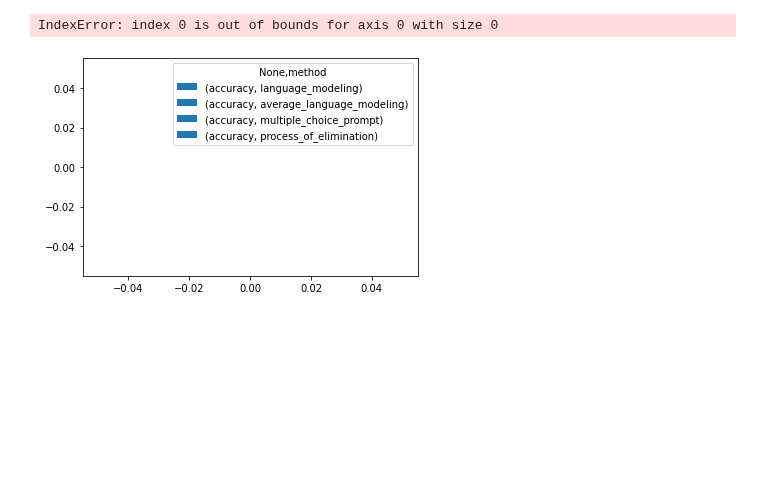
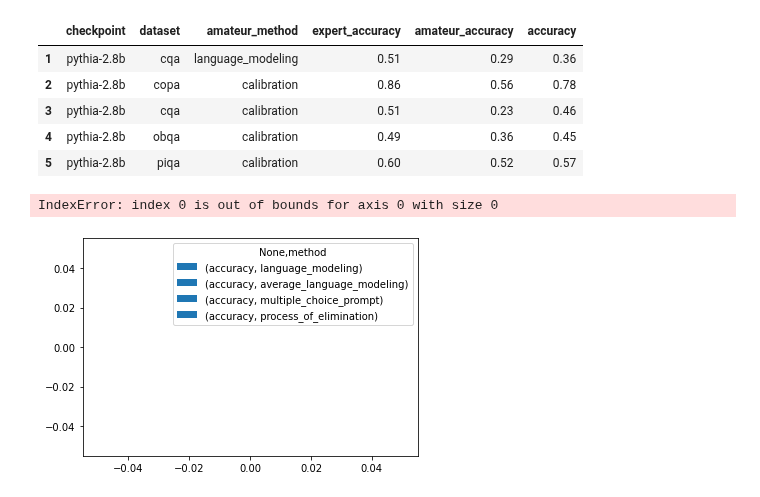
Before and after one commit to KasMasVan/csr_exp_resource_index, a Jupyter notebook: results/visualize.ipynb, the cells around one changed output. Cells and saved outputs as stored; diff of their text form; code cells hidden in the pictures; blank space fills up the shorter version.

```diff
--- a/results/visualize.ipynb
+++ b/results/visualize.ipynb
@@ -113,3 +129,12 @@ plt.savefig("v2.png", dpi=300, bbox_inches='tight')
+# %%
+vis_df.head()
+# %% [output]
+|  | checkpoint | dataset | amateur_method | expert_accuracy | amateur_accuracy | accuracy |
+| 1 | pythia-2.8b | cqa | language_modeling | 0.51 | 0.29 | 0.36 |
+| 2 | pythia-2.8b | copa | calibration | 0.86 | 0.56 | 0.78 |
+| 3 | pythia-2.8b | cqa | calibration | 0.51 | 0.23 | 0.46 |
+| 4 | pythia-2.8b | obqa | calibration | 0.49 | 0.36 | 0.45 |
+| 5 | pythia-2.8b | piqa | calibration | 0.60 | 0.52 | 0.57 |
 # %%
 models = ["facebook/opt-iml-1.3b", "facebook/opt-iml-max-1.3b", "google/flan-t5-large", "google/flan-t5-xl"]
 method_index = [('accuracy', 'language_modeling'), ('accuracy', 'average_language_modeling'), ('accuracy',    'multiple_choice_prompt'), ('accuracy',    'process_of_elimination')]
```
Also changed, not shown: parts of 5 cells of this notebook, 7 other files.
